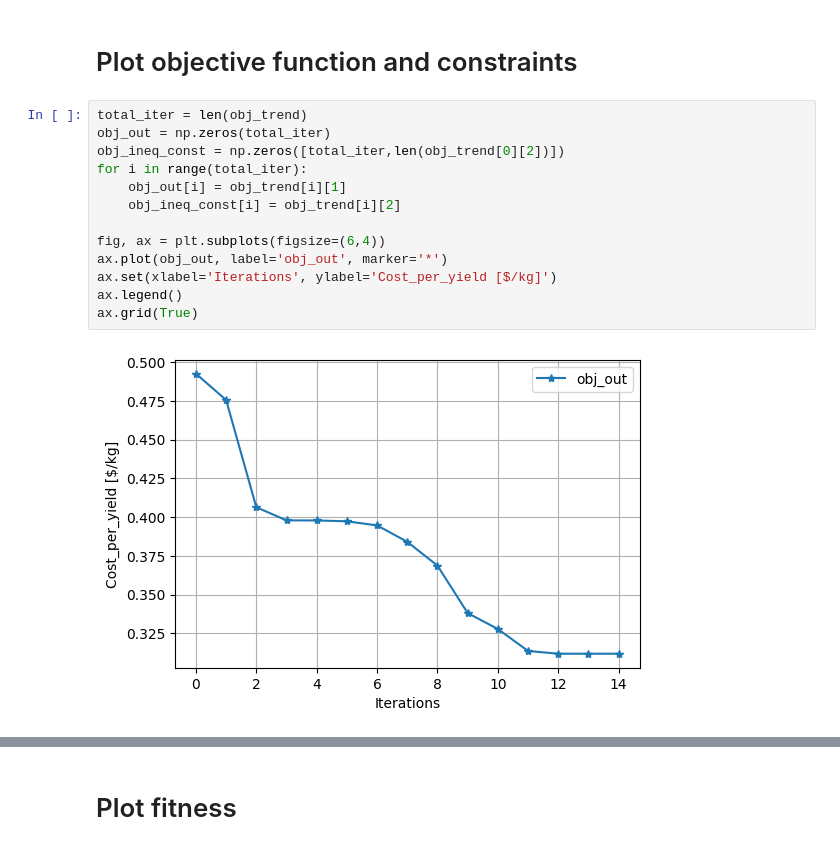
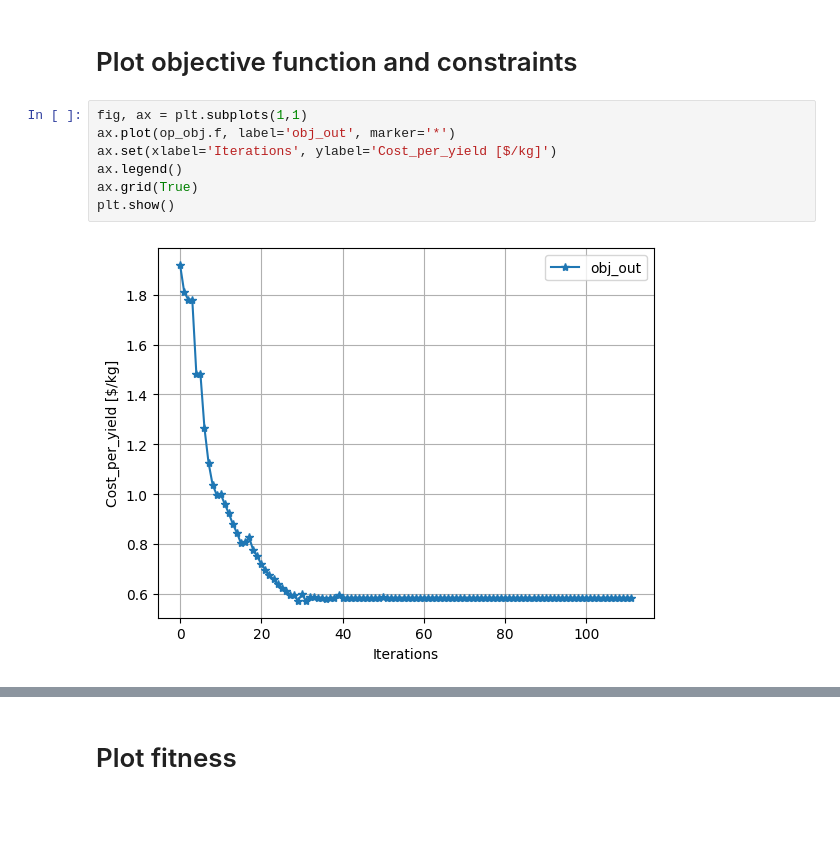
Before and after one commit to symbiotic-engineering/Aquaculture, a Jupyter notebook: run_sim.ipynb, the cells around one changed output, grey strips where cells are left out. Cells and saved outputs as stored; diff of their text form; blank space fills up the shorter version.

```diff
--- a/run_sim.ipynb
+++ b/run_sim.ipynb
@@ -112,18 +178,12 @@ modules.plot_variable(x_opt, x_name, p)
 # %% [markdown]
 # Plot objective function and constraints
 # %%
-total_iter = len(obj_trend)
-obj_out = np.zeros(total_iter)
-obj_ineq_const = np.zeros([total_iter,len(obj_trend[0][2])])
-for i in range(total_iter):
-    obj_out[i] = obj_trend[i][1]
-    obj_ineq_const[i] = obj_trend[i][2]
-
-fig, ax = plt.subplots(figsize=(6,4))
-ax.plot(obj_out, label='obj_out', marker='*')
+fig, ax = plt.subplots(1,1)
+ax.plot(op_obj.f, label='obj_out', marker='*')
 ax.set(xlabel='Iterations', ylabel='Cost_per_yield [$/kg]')
 ax.legend()
 ax.grid(True)
+plt.show()
 # %% [output]
-[figure, old version]
+[figure, new version]
 # %%
```
Also changed, not shown: parts of 5 cells of this notebook, 4 other files.
